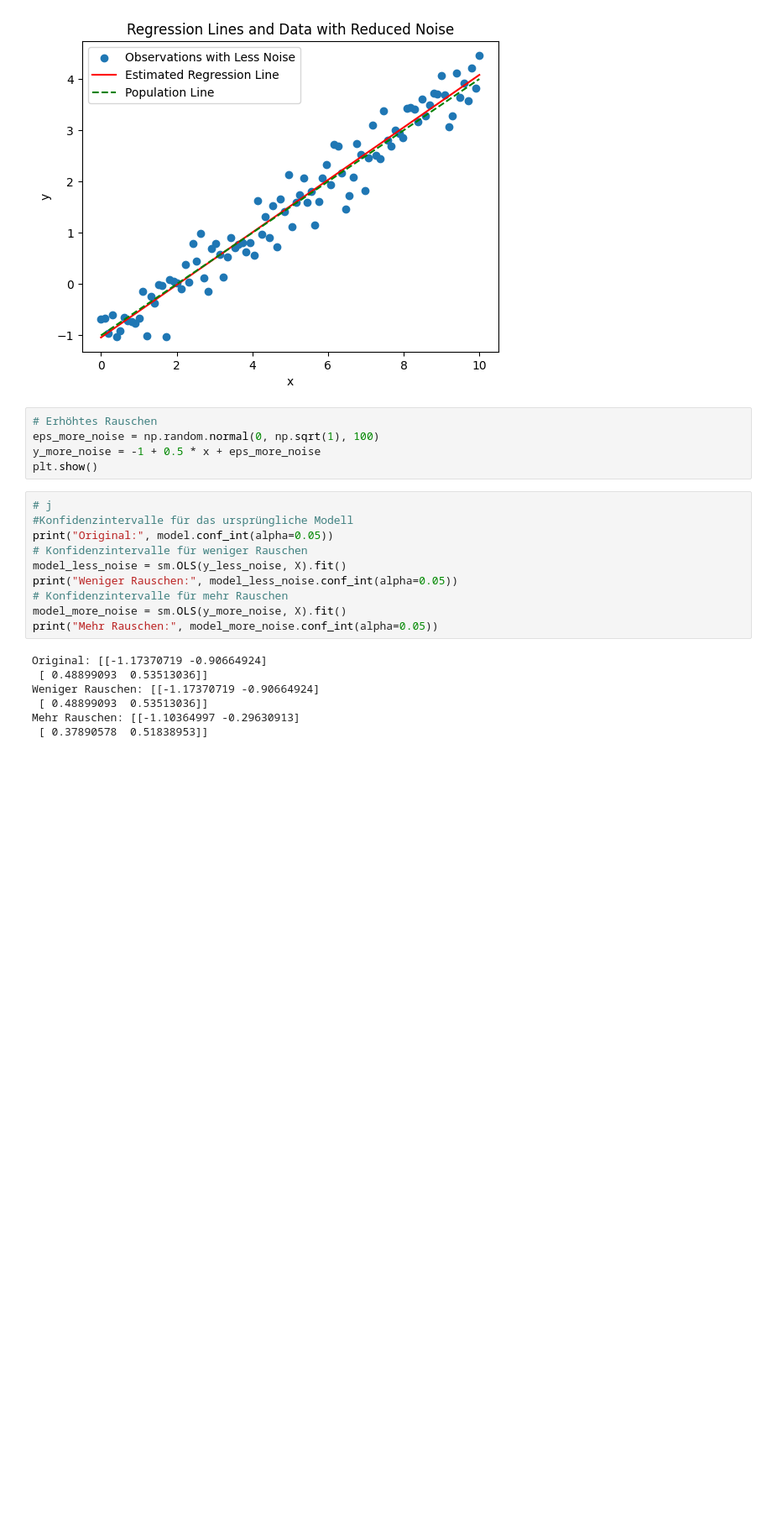
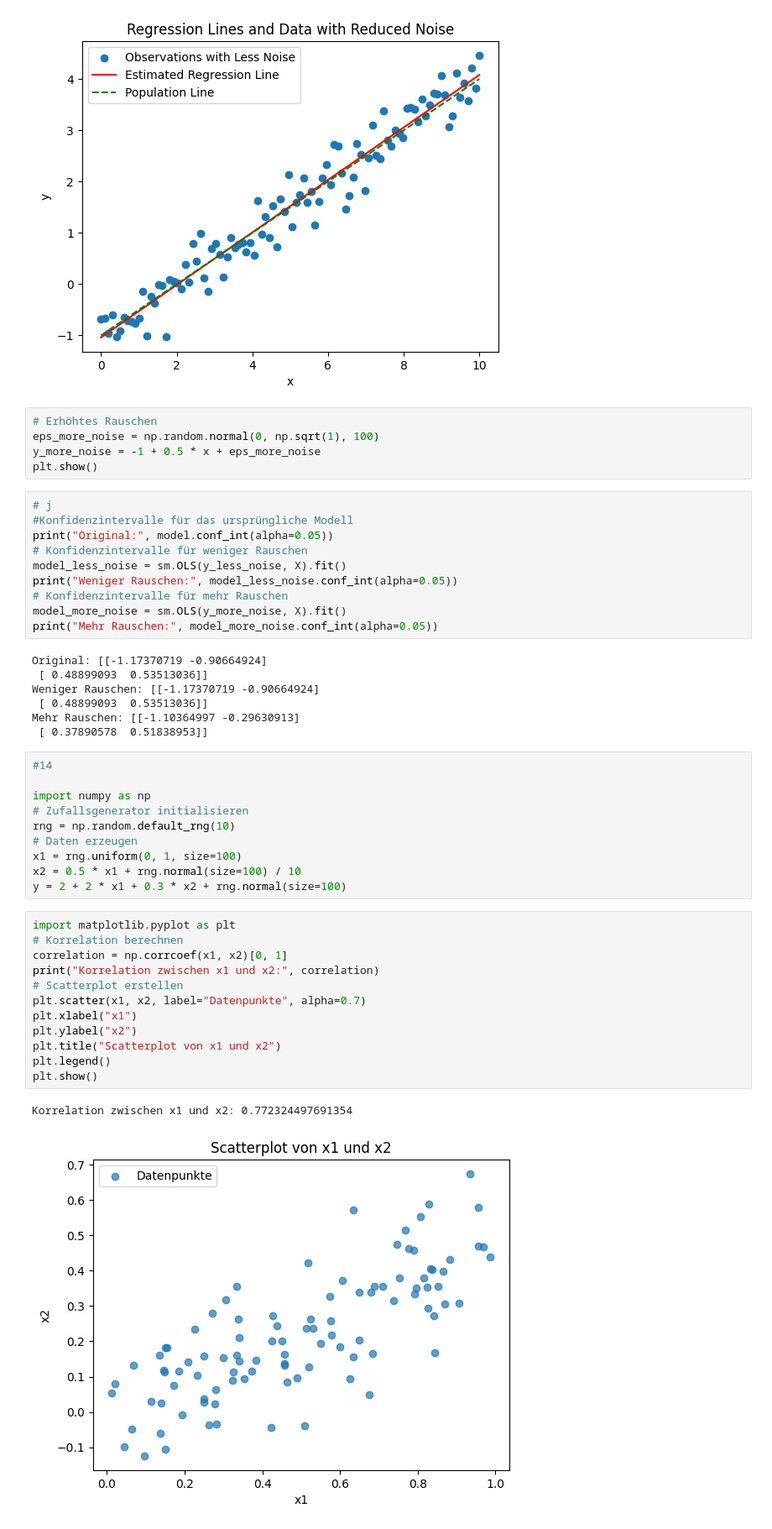
Before and after one commit to honhon13/sample, a Jupyter notebook: Hausübung_02_statistical_learning.ipynb, the cells around one changed output. Shown at 84% size. Cells and saved outputs as stored; diff of their text form; blank space fills up the shorter version.

```diff
--- a/Hausübung_02_statistical_learning.ipynb
+++ b/Hausübung_02_statistical_learning.ipynb
@@ -481,3 +481,28 @@ Weniger Rauschen: [[-1.17370719 -0.90664924]
  [ 0.48899093  0.53513036]]
 Mehr Rauschen: [[-1.10364997 -0.29630913]
  [ 0.37890578  0.51838953]]
+# %%
+#14
+
+import numpy as np
+# Zufallsgenerator initialisieren
+rng = np.random.default_rng(10)
+# Daten erzeugen
+x1 = rng.uniform(0, 1, size=100)
+x2 = 0.5 * x1 + rng.normal(size=100) / 10
+y = 2 + 2 * x1 + 0.3 * x2 + rng.normal(size=100)
+# %%
+import matplotlib.pyplot as plt
+# Korrelation berechnen
+correlation = np.corrcoef(x1, x2)[0, 1]
+print("Korrelation zwischen x1 und x2:", correlation)
+# Scatterplot erstellen
+plt.scatter(x1, x2, label="Datenpunkte", alpha=0.7)
+plt.xlabel("x1")
+plt.ylabel("x2")
+plt.title("Scatterplot von x1 und x2")
+plt.legend()
+plt.show()
+# %% [output]
+Korrelation zwischen x1 und x2: 0.772324497691354
+[figure, added]
```
Also changed, not shown: parts of 4 cells of this notebook.
